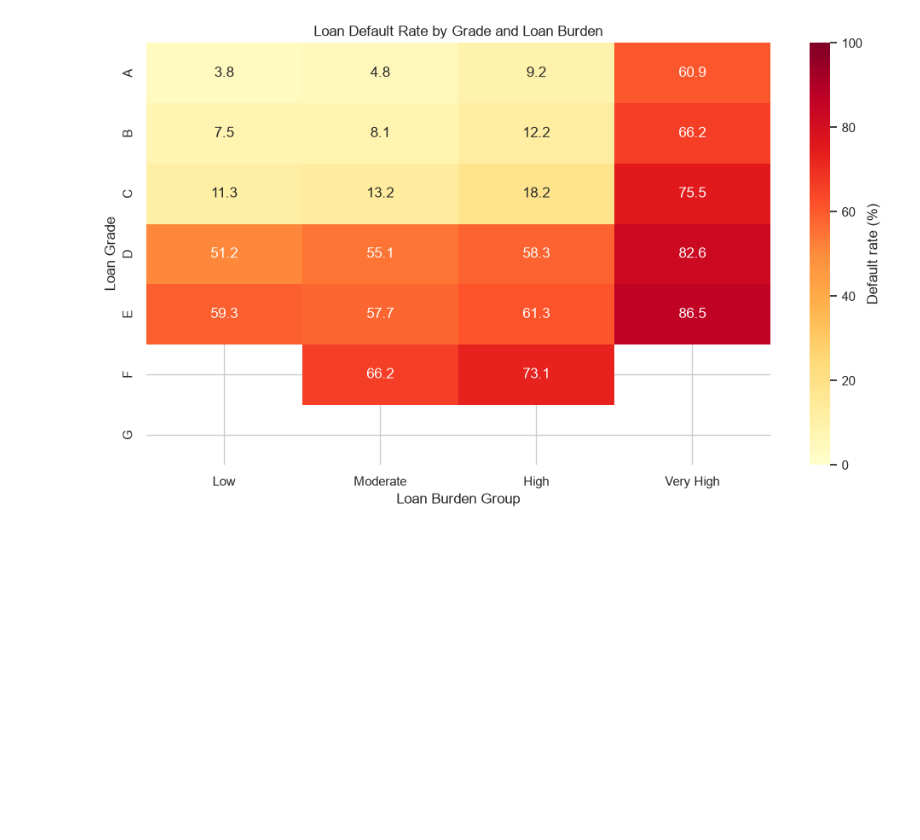
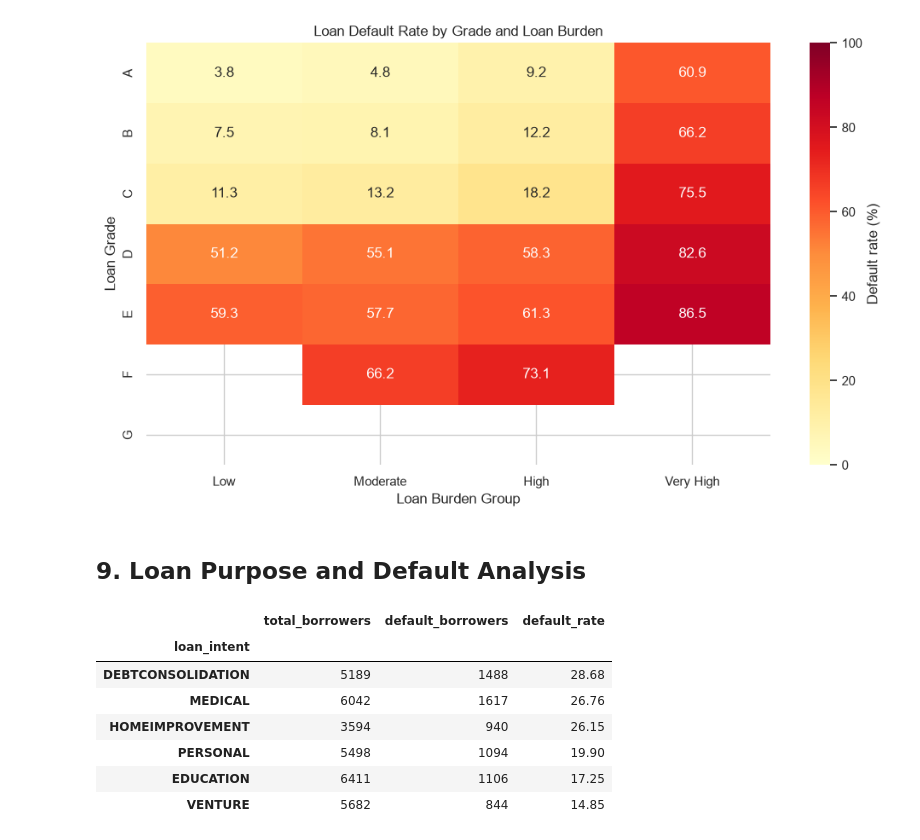
Before and after one commit to pujansonani/axlero-data-analytics, a Jupyter notebook: member2_week3_advanced_eda_bi/notebooks/week3_advanced_eda_bi.ipynb, the cells around one changed output. Saved outputs shown, nothing was run; the diff lists cells and outputs as text; code cells hidden in the pictures; blank space fills up the shorter version.

Commit message:
Add loan purpose and prior default insights

```diff
--- a/member2_week3_advanced_eda_bi/notebooks/week3_advanced_eda_bi.ipynb
+++ b/member2_week3_advanced_eda_bi/notebooks/week3_advanced_eda_bi.ipynb
@@ -804,3 +810,29 @@ Default rate (%) by loan grade and loan burden:
 | F | 59.18 | 66.15 | 73.08 | 83.67 |
 | G | 83.33 | 100.00 | 100.00 | 100.00 |
 [figure]
+# %% [markdown]
+## 9. Loan Purpose and Default Analysis
+# %%
+intent_analysis = (
+    df.groupby("loan_intent")
+    .agg(
+        total_borrowers=("loan_status", "count"),
+        default_borrowers=("loan_status", "sum")
+    )
+)
+
+intent_analysis["default_rate"] = (
+    intent_analysis["default_borrowers"]
+    / intent_analysis["total_borrowers"] * 100
+).round(2)
+
+display(intent_analysis.sort_values("default_rate", ascending=False))
+# %% [output]
+|  | total_borrowers | default_borrowers | default_rate |
+| loan_intent |  |  |  |
+| DEBTCONSOLIDATION | 5189 | 1488 | 28.68 |
+| MEDICAL | 6042 | 1617 | 26.76 |
+| HOMEIMPROVEMENT | 3594 | 940 | 26.15 |
+| PERSONAL | 5498 | 1094 | 19.90 |
+| EDUCATION | 6411 | 1106 | 17.25 |
+| VENTURE | 5682 | 844 | 14.85 |
```
Also changed, not shown: parts of 19 cells of this notebook.
